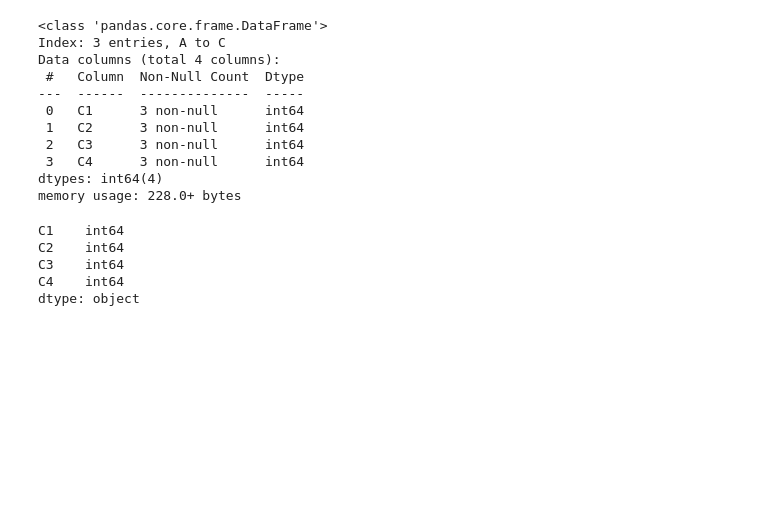
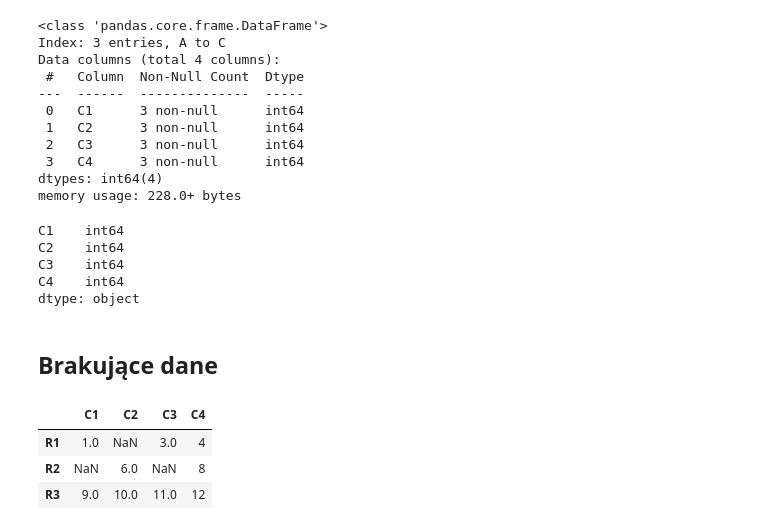
Before and after one commit to trypuz/ai_dla_kazdego, a Jupyter notebook: python_dla_kazdego/python_dla_humanistow.ipynb, the cells around one changed output. Drawn from its saved outputs; the diff is of its cells as text; code cells hidden in the pictures; blank space fills up the shorter version.

Commit message:
missing data

```diff
--- a/python_dla_kazdego/python_dla_humanistow.ipynb
+++ b/python_dla_kazdego/python_dla_humanistow.ipynb
@@ -2374,3 +2374,19 @@ C2    int64
 C3    int64
 C4    int64
 dtype: object
+# %% [markdown]
+## Brakujące dane
+# %%
+index = ['R1', 'R2', 'R3']
+columns = ['C1', 'C2', 'C3', 'C4']
+data = [[1, np.nan, 3, 4],
+        [np.nan, 6, np.nan, 8],
+        [9, 10, 11, 12]]
+# %%
+df = pd.DataFrame(data, index, columns)
+df
+# %% [output]
+|  | C1 | C2 | C3 | C4 |
+| R1 | 1.0 | NaN | 3.0 | 4 |
+| R2 | NaN | 6.0 | NaN | 8 |
+| R3 | 9.0 | 10.0 | 11.0 | 12 |
```
